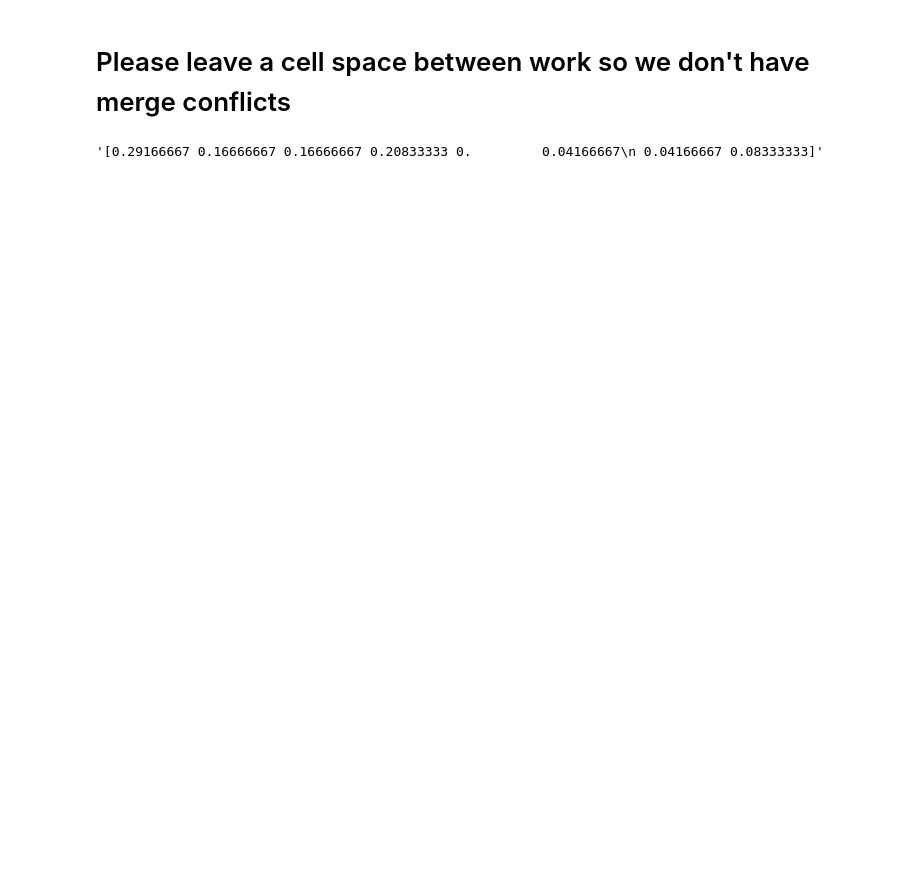
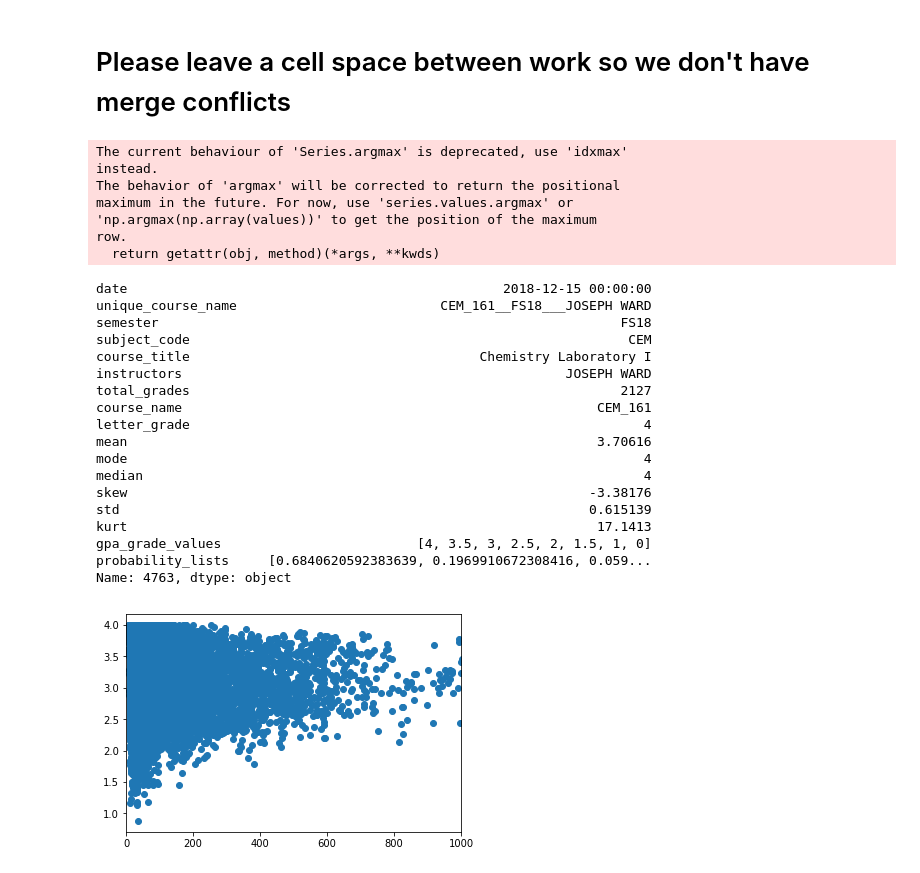
Before and after one commit to cmse-202-group4/MSU-Grades, a Jupyter notebook: Master - Perceptron Risk Score.ipynb, the cells around one changed output. Drawn from its saved outputs; the diff is of its cells as text; code cells hidden in the pictures; blank space fills up the shorter version.

```diff
--- a/Master - Perceptron Risk Score.ipynb
+++ b/Master - Perceptron Risk Score.ipynb
@@ -72,4 +75,4 @@ grades_final = grades_final.reset_index()
 
 grades_final = grades_final.drop('index', axis = 1)
 
-grades_final = grades_final.drop(['probability', 'count', 'level_0'], axis = 1)
+# grades_final = grades_final.drop(['probability', 'count', 'level_0'], axis = 1)
@@ -82,10 +83,47 @@ array([0.16949153, 0.33898305, 0.23728814, 0.08474576, 0.08474576,
 # Please leave a cell space between work so we don't have merge conflicts
 # %%
 # J. Sheehan
-# %%
-# Austin Ader
-
-
-grades_final['probability_lists'].values[0]
-# %% [output]
-'[0.29166667 0.16666667 0.16666667 0.20833333 0.         0.04166667\n 0.04166667 0.08333333]'
+# %%
+# Austin Ader
+
+
+# filtering dataframe
+
+grades_small = grades_final[grades_final['total_grades'] > 30]
+
+
+
+plt.scatter(grades_final["total_grades"], grades_final['mean'])
+plt.xlim((0, 1000))
+
+np.argmax(grades_final["total_grades"])
+
+
+grades_final.iloc[np.argmax(grades_final["total_grades"])]
+# %% [output]
+The current behaviour of 'Series.argmax' is deprecated, use 'idxmax'
+instead.
+The behavior of 'argmax' will be corrected to return the positional
+maximum in the future. For now, use 'series.values.argmax' or
+'np.argmax(np.array(values))' to get the position of the maximum
+row.
+  return getattr(obj, method)(*args, **kwds)
+date                                                2018-12-15 00:00:00
+unique_course_name                          CEM_161__FS18___JOSEPH WARD
+semester                                                           FS18
+subject_code                                                        CEM
+course_title                                     Chemistry Laboratory I
+instructors                                                 JOSEPH WARD
+total_grades                                                       2127
+course_name                                                     CEM_161
+letter_grade                                                          4
+mean                                                            3.70616
+mode                                                                  4
+median                                                                4
+skew                                                           -3.38176
+std                                                            0.615139
+kurt                                                            17.1413
+gpa_grade_values                         [4, 3.5, 3, 2.5, 2, 1.5, 1, 0]
+probability_lists     [0.6840620592383639, 0.1969910672308416, 0.059...
+Name: 4763, dtype: object
+[figure, added]
```
Also changed, not shown: parts of 6 cells of this notebook.
